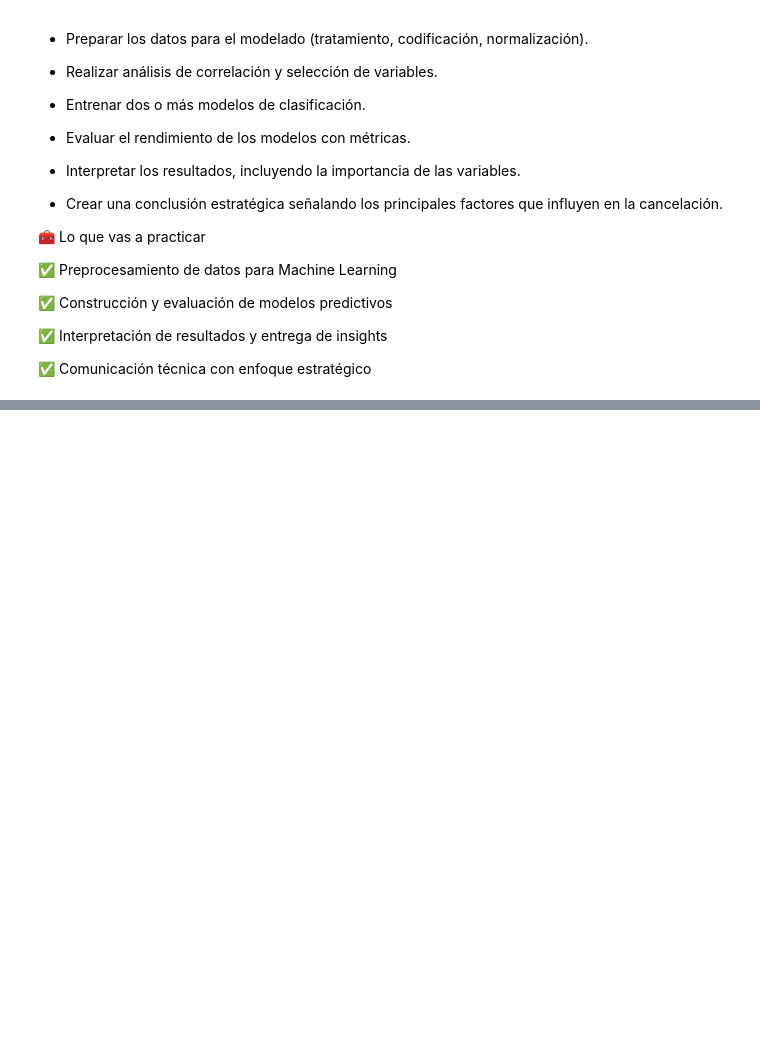
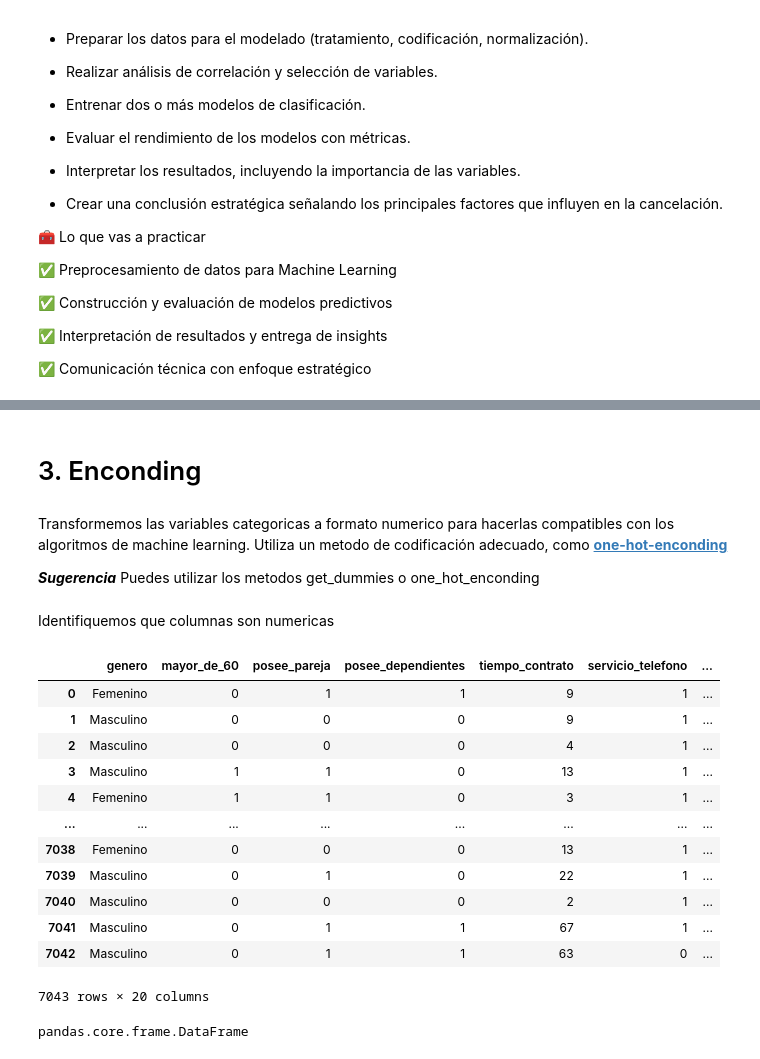
Before and after one commit to rocioivonneperezgonzalez-ship-it/Telecom-X-Parte-2-Predicci-n-de-Cancelaci-n-Churn-, a Jupyter notebook: Telecom_X_–_Parte_2_Predicción_de_Cancelación_(Churn).ipynb, the cells around one changed output, grey strips where cells are left out. Cells and saved outputs as stored; diff of their text form; code cells hidden in the pictures; blank space fills up the shorter version.

```diff
--- a/Telecom_X_–_Parte_2_Predicción_de_Cancelación_(Churn).ipynb
+++ b/Telecom_X_–_Parte_2_Predicción_de_Cancelación_(Churn).ipynb
@@ -42,0 +90,35 @@ La empresa quiere anticiparse al problema de la cancelación, y te corresponde a
+# %% [markdown]
+# 3. Enconding
+# %% [markdown]
+Transformemos las variables categoricas a formato numerico para hacerlas compatibles con los algoritmos de machine learning. Utiliza un metodo de codificación adecuado, como **[one-hot-enconding](https://scikit-learn.org/stable/modules/generated/sklearn.preprocessing.OneHotEncoder.html)**
+
+
+***Sugerencia*** Puedes utilizar los metodos get_dummies o one_hot_enconding
+# %% [markdown]
+Identifiquemos que columnas son numericas
+# %%
+# Separar variable objetivo
+y = datos['Churn']
+
+# Separar variables predictoras
+X = datos.drop('Churn', axis=1)
+# %%
+X
+# %% [output]
+|  | genero | mayor_de_60 | posee_pareja | posee_dependientes | tiempo_contrato | servicio_telefono | ... |
+| 0 | Femenino | 0 | 1 | 1 | 9 | 1 | ... |
+| 1 | Masculino | 0 | 0 | 0 | 9 | 1 | ... |
+| 2 | Masculino | 0 | 0 | 0 | 4 | 1 | ... |
+| 3 | Masculino | 1 | 1 | 0 | 13 | 1 | ... |
+| 4 | Femenino | 1 | 1 | 0 | 3 | 1 | ... |
+| ... | ... | ... | ... | ... | ... | ... | ... |
+| 7038 | Femenino | 0 | 0 | 0 | 13 | 1 | ... |
+| 7039 | Masculino | 0 | 1 | 0 | 22 | 1 | ... |
+| 7040 | Masculino | 0 | 0 | 0 | 2 | 1 | ... |
+| 7041 | Masculino | 0 | 1 | 1 | 67 | 1 | ... |
+| 7042 | Masculino | 0 | 1 | 1 | 63 | 0 | ... |
+7043 rows × 20 columns
+# %%
+type (X)
+# %% [output]
+pandas.core.frame.DataFrame
```
Also changed, not shown: parts of 27 cells of this notebook.
